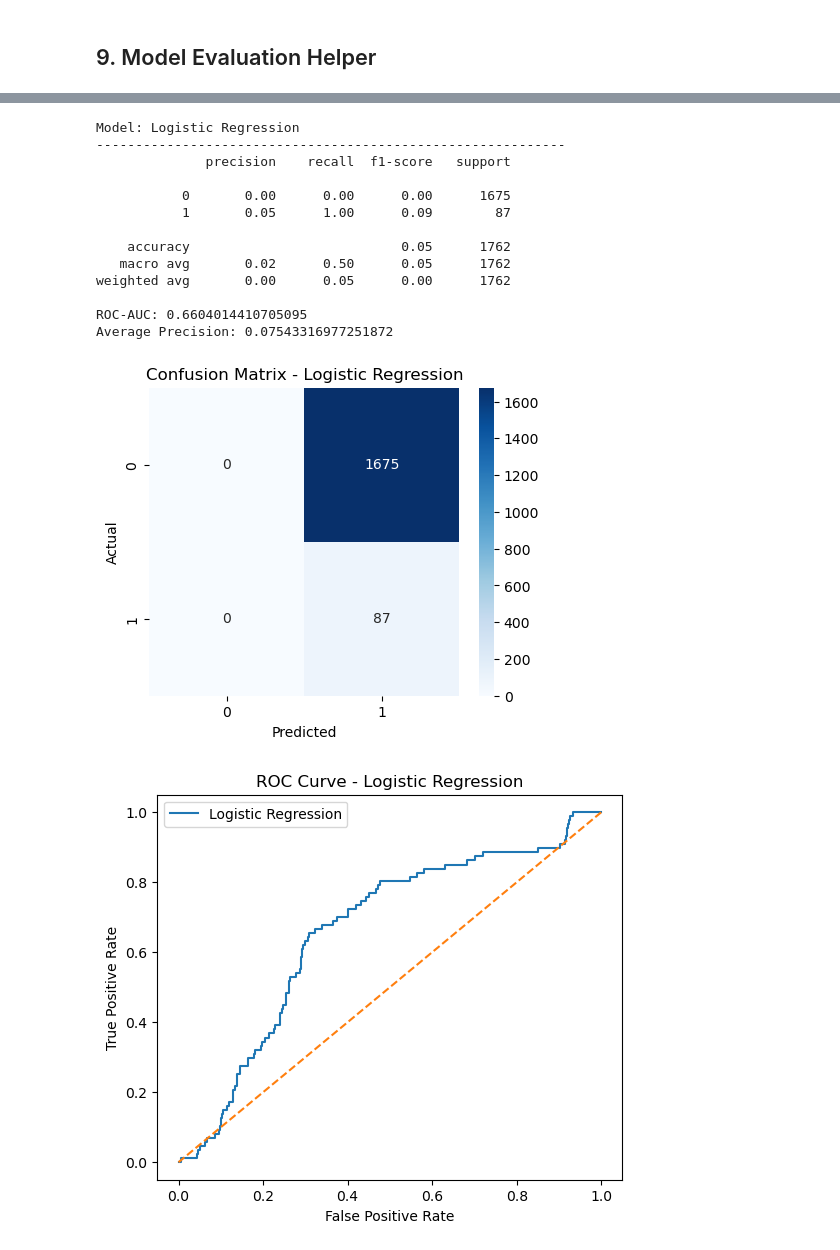
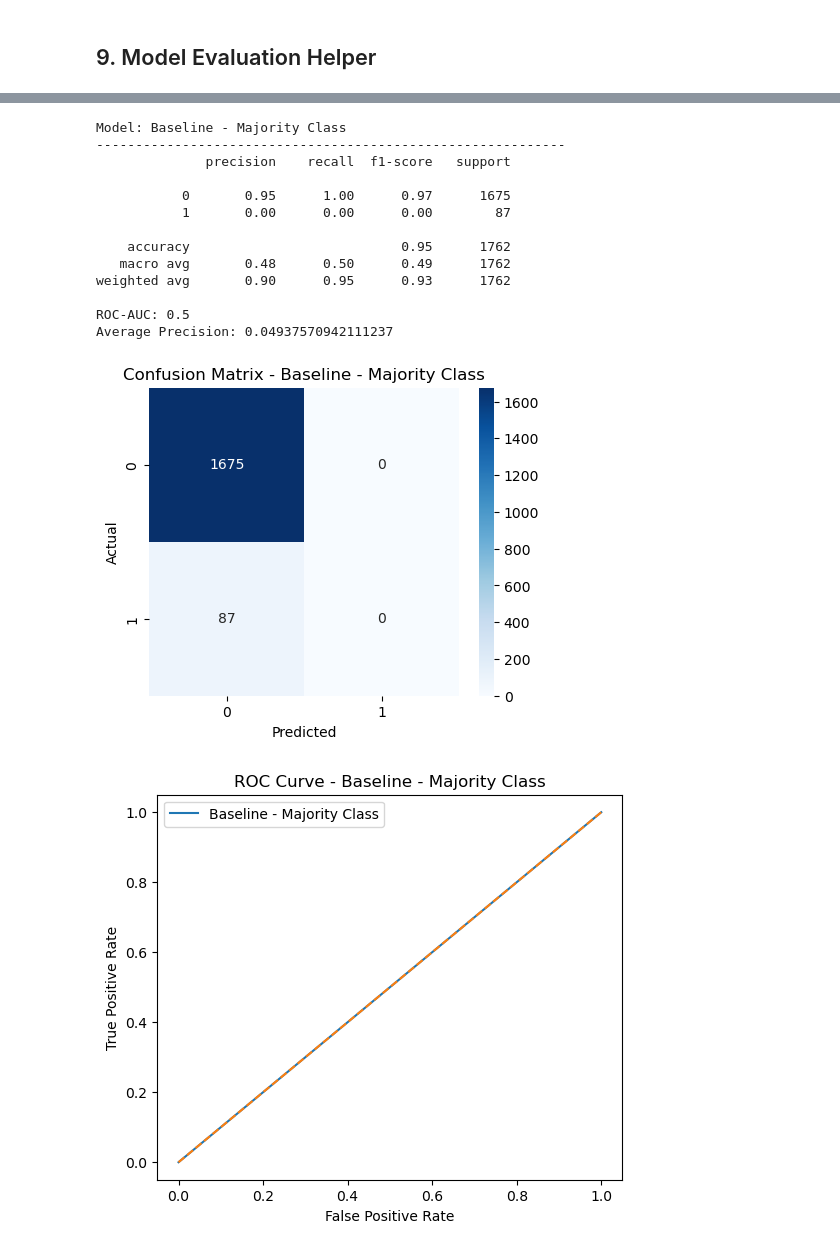
Before and after one commit to mtodoroff/MachineLearning, a Jupyter notebook: crash_prediction_sp500_vix.ipynb, the cells around one changed output, grey strips where cells are left out. Saved outputs shown, nothing was run; the diff lists cells and outputs as text; code cells hidden in the pictures.

```diff
--- a/crash_prediction_sp500_vix.ipynb
+++ b/crash_prediction_sp500_vix.ipynb
@@ -191,10 +264,7 @@ The target is equal to 1 when the S&P 500 drops at least 5% over the next 10 tra
 future_horizon = 10
 crash_threshold = -0.05
 
-data["Future_10D_Return"] = data["Close"].shift(-future_horizon) / data["Close"] - 1
-data["Crash"] = (data["Future_10D_Return"] <= crash_threshold).astype(int)
-
-data = data.dropna()
+data = create_target(data, horizon=future_horizon, threshold=crash_threshold)
 
 print(data["Crash"].value_counts())
 print(data["Crash"].value_counts(normalize=True))
@@ -317,12 +391,31 @@ Test crash rate: 0.04937570942111237
 # %% [markdown]
 ## 9. Model Evaluation Helper
 # %%
+results = []
+
+
 def evaluate_model(model_name, y_true, y_pred, y_prob):
+    """Evaluate a classifier and store the most important metrics."""
+    roc_auc = roc_auc_score(y_true, y_prob)
+    avg_precision = average_precision_score(y_true, y_prob)
+    precision = precision_score(y_true, y_pred, zero_division=0)
+    recall = recall_score(y_true, y_pred, zero_division=0)
+    f1 = f1_score(y_true, y_pred, zero_division=0)
+
+    results.append({
+        "Model": model_name,
+        "ROC-AUC": roc_auc,
+        "Average Precision": avg_precision,
+        "Precision": precision,
+        "Recall": recall,
+        "F1": f1
+    })
+
     print(f"Model: {model_name}")
     print("-" * 60)
-    print(classification_report(y_true, y_pred))
-    print("ROC-AUC:", roc_auc_score(y_true, y_prob))
-    print("Average Precision:", average_precision_score(y_true, y_prob))
+    print(classification_report(y_true, y_pred, zero_division=0))
+    print("ROC-AUC:", roc_auc)
+    print("Average Precision:", avg_precision)
 
     cm = confusion_matrix(y_true, y_pred)
     plt.figure(figsize=(5, 4))
@@ -348,29 +441,26 @@ Logistic Regression is used as an interpretable baseline model.
 # %%
-scaler = StandardScaler()
-X_train_scaled = scaler.fit_transform(X_train)
-X_test_scaled = scaler.transform(X_test)
+dummy_model = DummyClassifier(strategy="most_frequent")
+dummy_model.fit(X_train, y_train)
 
-log_model = LogisticRegression(class_weight="balanced", max_iter=1000, random_state=42)
-log_model.fit(X_train_scaled, y_train)
+dummy_preds = dummy_model.predict(X_test)
+# DummyClassifier still exposes probabilities. The probability for class 1 is used for ranking metrics.
+dummy_probs = dummy_model.predict_proba(X_test)[:, list(dummy_model.classes_).index(1)] if 1 in dummy_model.classes_ else np.zeros(len(y_test))
 
-log_preds = log_model.predict(X_test_scaled)
-log_probs = log_model.predict_proba(X_test_scaled)[:, 1]
-
-evaluate_model("Logistic Regression", y_test, log_preds, log_probs)
+evaluate_model("Baseline - Majority Class", y_test, dummy_preds, dummy_probs)
 # %% [output]
-Model: Logistic Regression
+Model: Baseline - Majority Class
 ------------------------------------------------------------
               precision    recall  f1-score   support
 
-           0       0.00      0.00      0.00      1675
-           1       0.05      1.00      0.09        87
+           0       0.95      1.00      0.97      1675
+           1       0.00      0.00      0.00        87
 
-    accuracy                           0.05      1762
-   macro avg       0.02      0.50      0.05      1762
-weighted avg       0.00      0.05      0.00      1762
+    accuracy                           0.95      1762
+   macro avg       0.48      0.50      0.49      1762
+weighted avg       0.90      0.95      0.93      1762
 
-ROC-AUC: 0.6604014410705095
-Average Precision: 0.07543316977251872
+ROC-AUC: 0.5
+Average Precision: 0.04937570942111237
-[figure, old version]
+[figure, new version]
-[figure, old version]
+[figure, new version]
 # %% [markdown]
```
Also changed, not shown: parts of 26 cells of this notebook.
